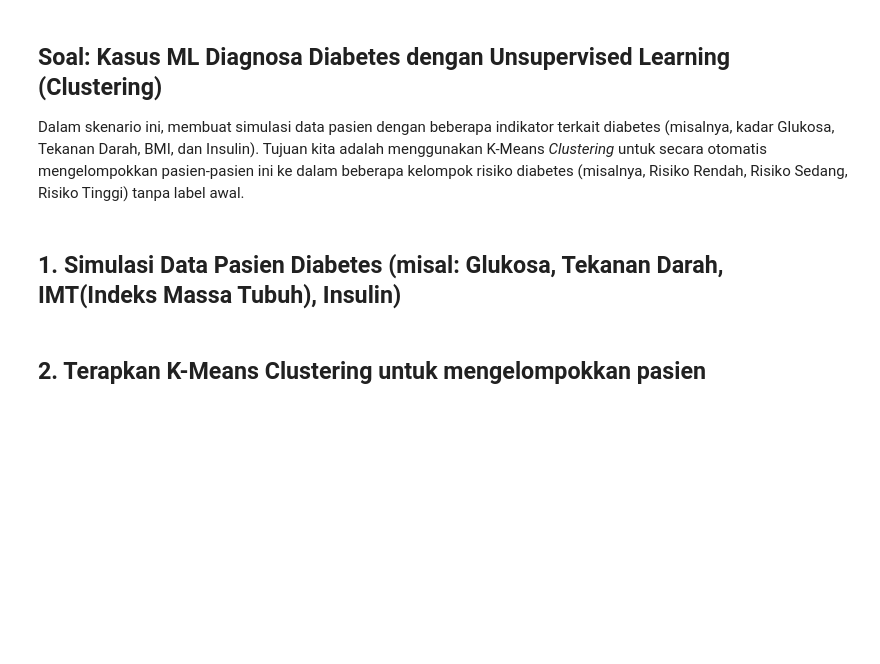
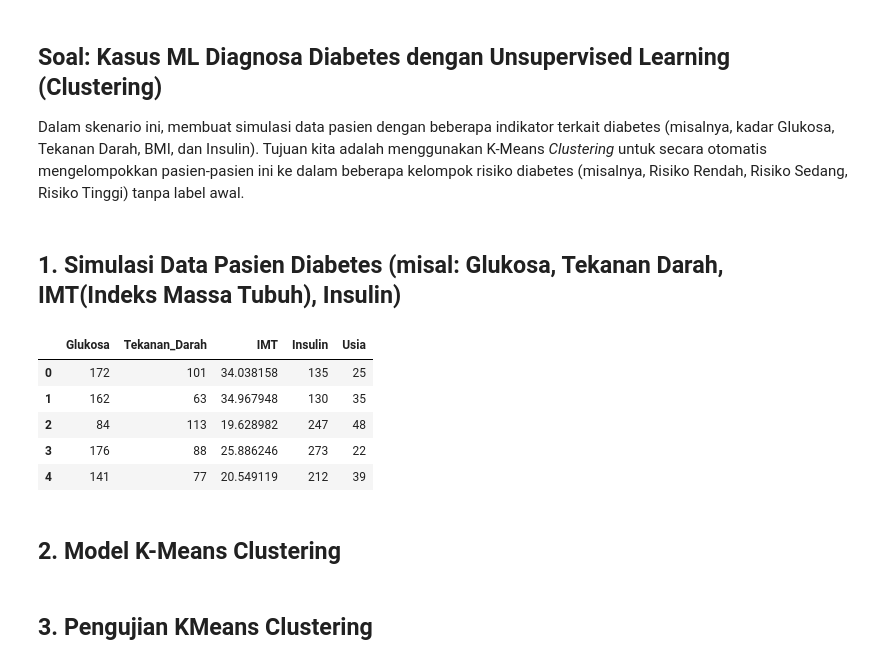
Before and after one commit to jbintarto-ai/ClassDatascience, a Jupyter notebook: Soal.ipynb, the cells around one changed output. Cells and saved outputs as stored; diff of their text form; code cells hidden in the pictures; blank space fills up the shorter version.

```diff
--- a/Soal.ipynb
+++ b/Soal.ipynb
@@ -7,19 +7,28 @@ Dalam skenario ini, membuat simulasi data pasien dengan beberapa indikator terka
 # %%
 import numpy as np
 import pandas as pd
 from sklearn.cluster import KMeans
 import matplotlib.pyplot as plt
 import seaborn as sns
 
-# 1. Simulasi Data Pasien Diabetes (misal: Glukosa, Tekanan Darah, IMT(Indeks Massa Tubuh), Insulin)
+# 1. Simulasi Data Pasien Diabetes (misal: Glukosa, Tekanan Darah, IMT(Indeks Massa Tubuh), Insulin, Usia)
 np.random.seed(42)
 data_diabetes = {
     'Glukosa': np.random.randint(70, 200, 50), # Kadar glukosa puasa
     'Tekanan_Darah': np.random.randint(60, 120, 50), # Tekanan darah
     'IMT': np.random.uniform(18.0, 40.0, 50), # Indeks Massa Tubuh
-    'Insulin': np.random.randint(15, 300, 50) # Kadar insulin
+    'Insulin': np.random.randint(15, 300, 50), # Kadar insulin
+    'Usia': np.random.randint(20, 75, 50) # Usia pasien
 }
 df_diabetes = pd.DataFrame(data_diabetes)
+display(df_diabetes.head())
+# %% [output]
+|  | Glukosa | Tekanan_Darah | IMT | Insulin | Usia |
+| 0 | 172 | 101 | 34.038158 | 135 | 25 |
+| 1 | 162 | 63 | 34.967948 | 130 | 35 |
+| 2 | 84 | 113 | 19.628982 | 247 | 48 |
+| 3 | 176 | 88 | 25.886246 | 273 | 22 |
+| 4 | 141 | 77 | 20.549119 | 212 | 39 |
 # %% [markdown]
-## 2. Terapkan K-Means Clustering untuk mengelompokkan pasien
+## 2. Model K-Means Clustering
 # %%
@@ -28,0 +36,2 @@ df_diabetes = pd.DataFrame(data_diabetes)
+# %% [markdown]
+## 3. Pengujian KMeans Clustering
```
Also changed, not shown: parts of 2 cells of this notebook, 2 other files.
